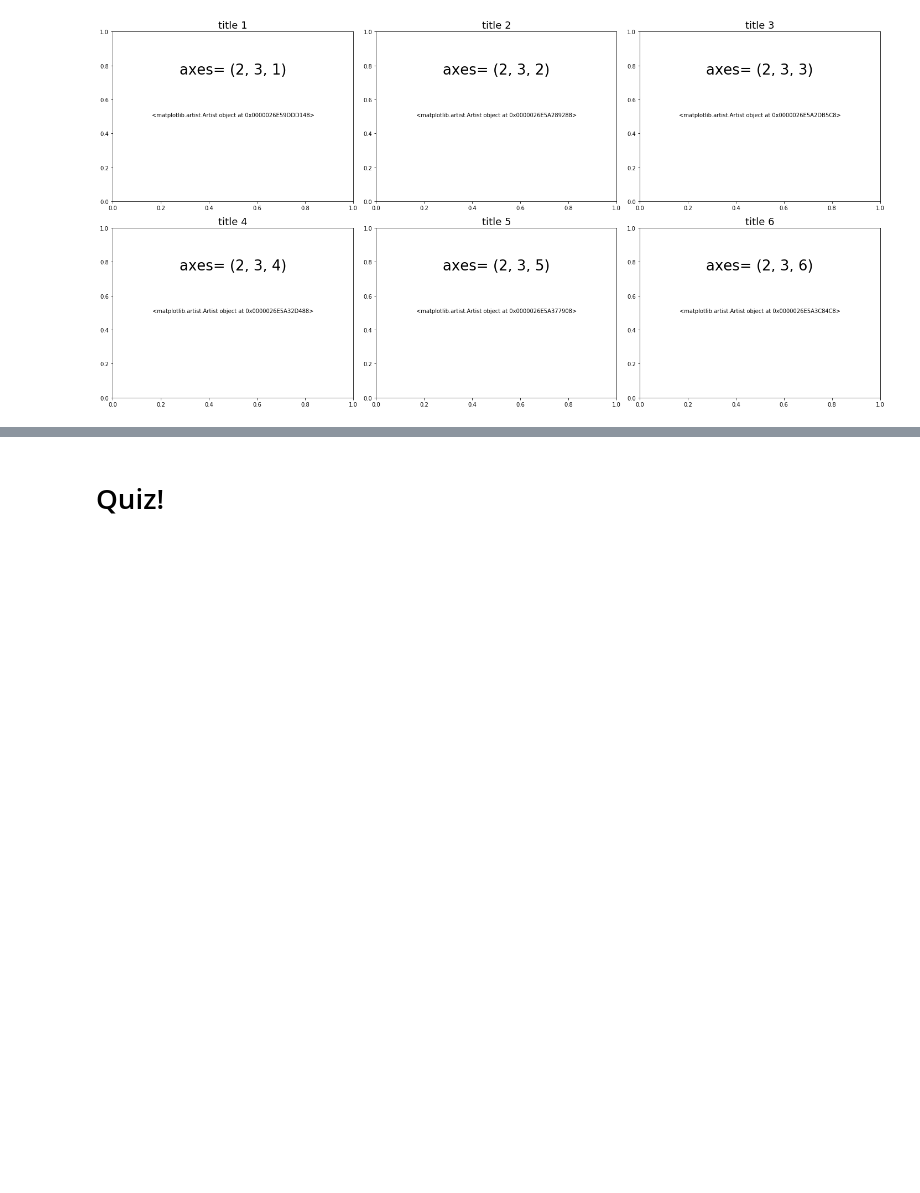
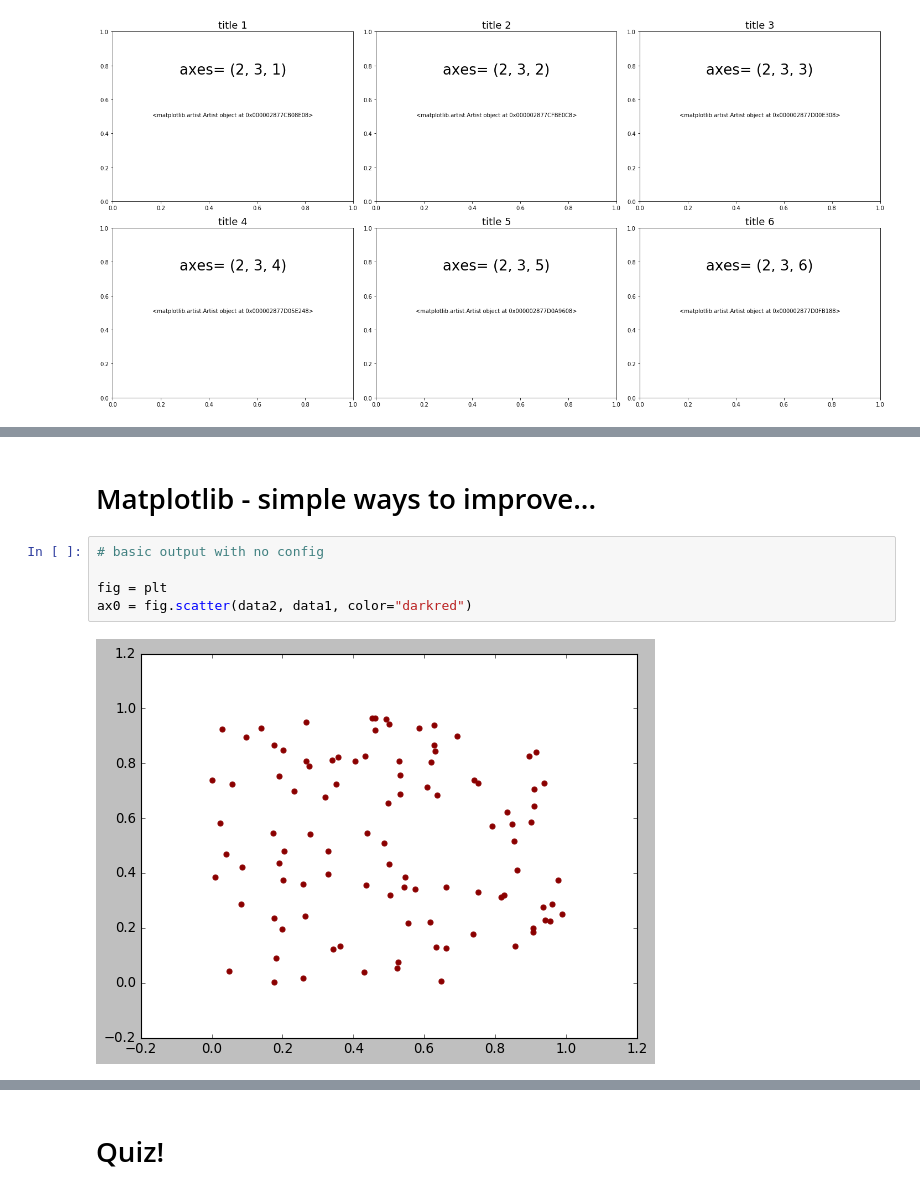
Before and after one commit to surfaceowl-ai/python_visualizations, a Jupyter notebook: notebooks/01_matplotlib_chapter.ipynb, the cells around one changed output, grey strips where cells are left out. Saved outputs shown, nothing was run; the diff lists cells and outputs as text; blank space fills up the shorter version.

```diff
--- a/notebooks/01_matplotlib_chapter.ipynb
+++ b/notebooks/01_matplotlib_chapter.ipynb
@@ -346,0 +379,9 @@ for i, style in enumerate(plt.style.available):
+# %% [markdown]
+# Matplotlib - simple ways to improve...
+# %%
+# basic output with no config
+
+fig = plt
+ax0 = fig.scatter(data2, data1, color="darkred")
+# %% [output]
+[figure, added]
```
Also changed, not shown: parts of 23 cells of this notebook, 5 other files.
